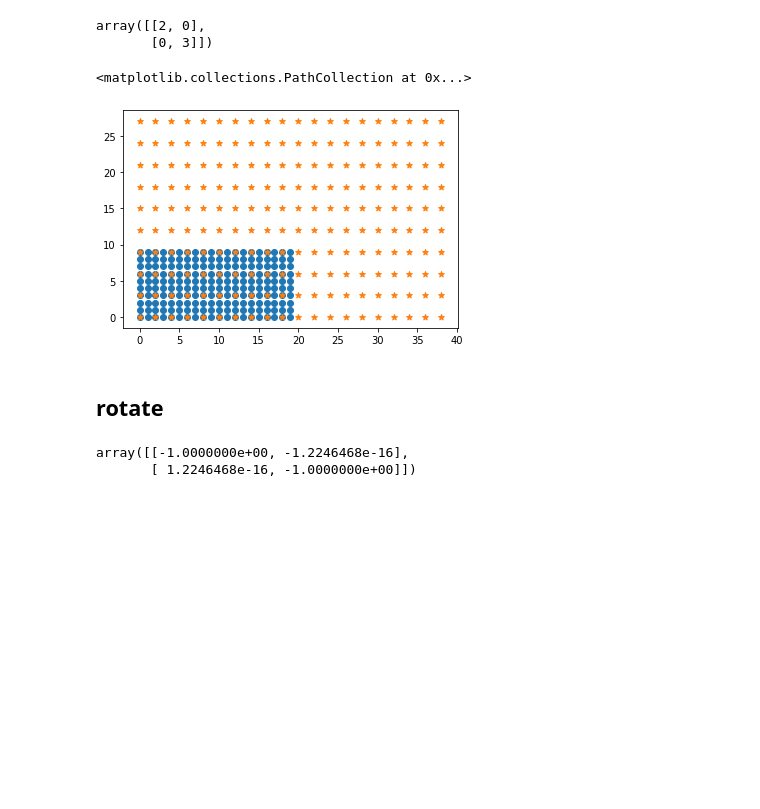
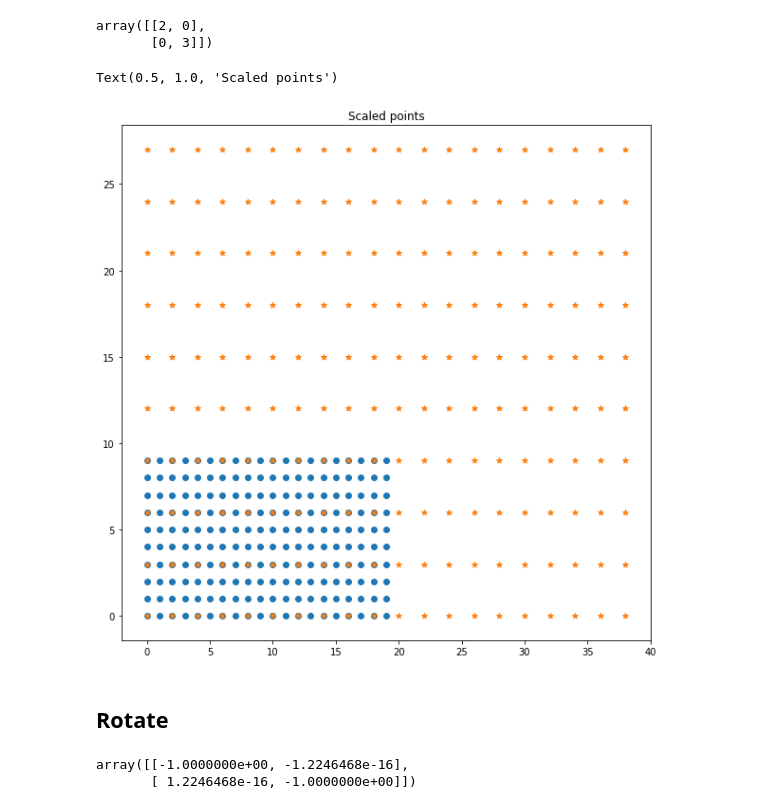
Before and after one commit to YoniChechik/AI_is_Math, a Jupyter notebook: p_05_image_formation/image_transformation.ipynb, the cells around one changed output. Drawn from its saved outputs; the diff is of its cells as text; code cells hidden in the pictures; blank space fills up the shorter version.

```diff
--- a/p_05_image_formation/image_transformation.ipynb
+++ b/p_05_image_formation/image_transformation.ipynb
@@ -1,3 +4,5 @@
 # %%
 import numpy as np
 import matplotlib.pyplot as plt
+
+fig_size = (10,10)
@@ -48,13 +57,16 @@ array([[2, 0],
        [0, 3]])
 # %%
 xy_scaled = M_scale@xy
+
+plt.figure(figsize=fig_size)
 plt.scatter(xy[0, :], xy[1, :])
 plt.scatter(xy_scaled[0, :], xy_scaled[1, :], marker='*')
+plt.title("Scaled points")
 # %% [output]
-<matplotlib.collections.PathCollection at 0x...>
+Text(0.5, 1.0, 'Scaled points')
-[figure, old version]
+[figure, new version]
 # %% [markdown]
-## rotate
+## Rotate
 # %%
 
 
```
Also changed, not shown: parts of 15 cells of this notebook, 25 other files.
